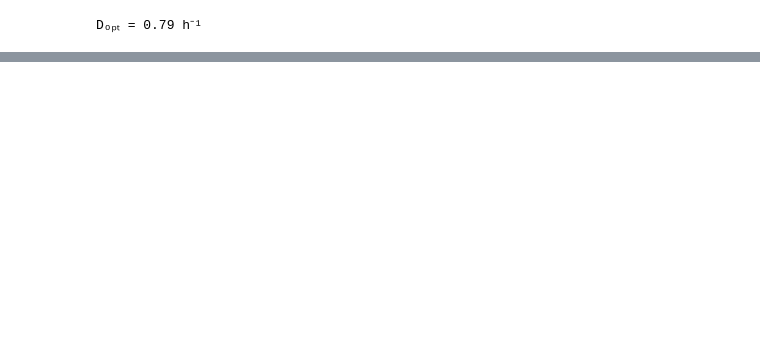
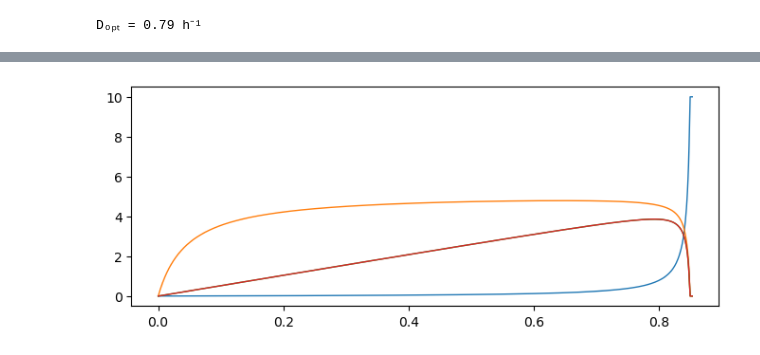
Before and after one commit to jonathanrsr/biochemical, a Jupyter notebook: Projects/2. Enzyme kinetics and microbial growth/Exercise 4.ipynb, the cells around one changed output, grey strips where cells are left out. Drawn from its saved outputs; the diff is of its cells as text; code cells hidden in the pictures; blank space fills up the shorter version.

```diff
--- a/Projects/2. Enzyme kinetics and microbial growth/Exercise 4.ipynb
+++ b/Projects/2. Enzyme kinetics and microbial growth/Exercise 4.ipynb
@@ -203,0 +230,13 @@ Dₒₚₜ = 0.79 h⁻¹
+# %%
+D_model = np.linspace(0, D_max, 1000)[:-1] # Last value ignored to prevent dividing by 0
+S_model = D_model*Ks/(D_max - D_model)
+X_model = (D_model*Y_XS*(D_model*(Ks + S0) - D_max*S0))/((D_model - D_max)*(D_model + m*Y_XS))
+rX_model = Y_XS*D_model*(S0 - D_model*Ks/(D_max - D_model))
+
+plt.plot(D_model, np.where(S_model <= S0, S_model, S0))
+plt.plot(D_model, np.where(X_model >= 0, X_model, 0))
+plt.plot(D_model, np.where(rX_model >= 0, rX_model, 0))
+plt.plot(D_model, np.where(D_model*X_model >= 0, rX_model, 0))
+plt.show()
+# %% [output]
+[figure, added]
```
Also changed, not shown: parts of 16 cells of this notebook.
